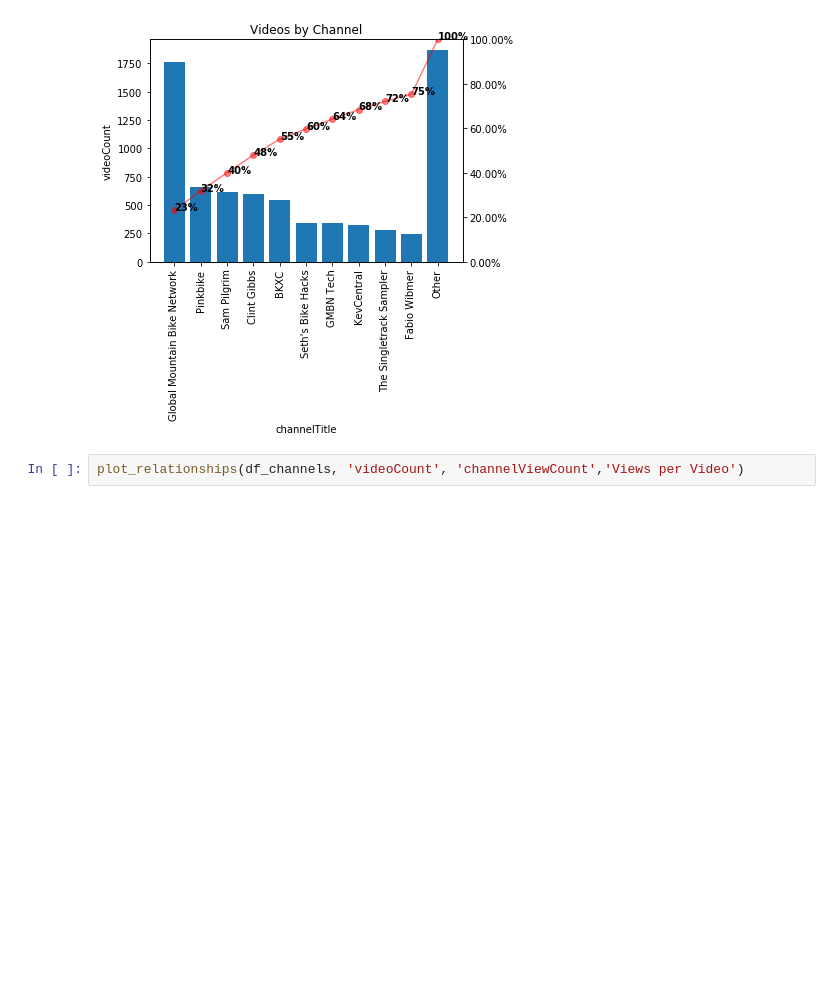
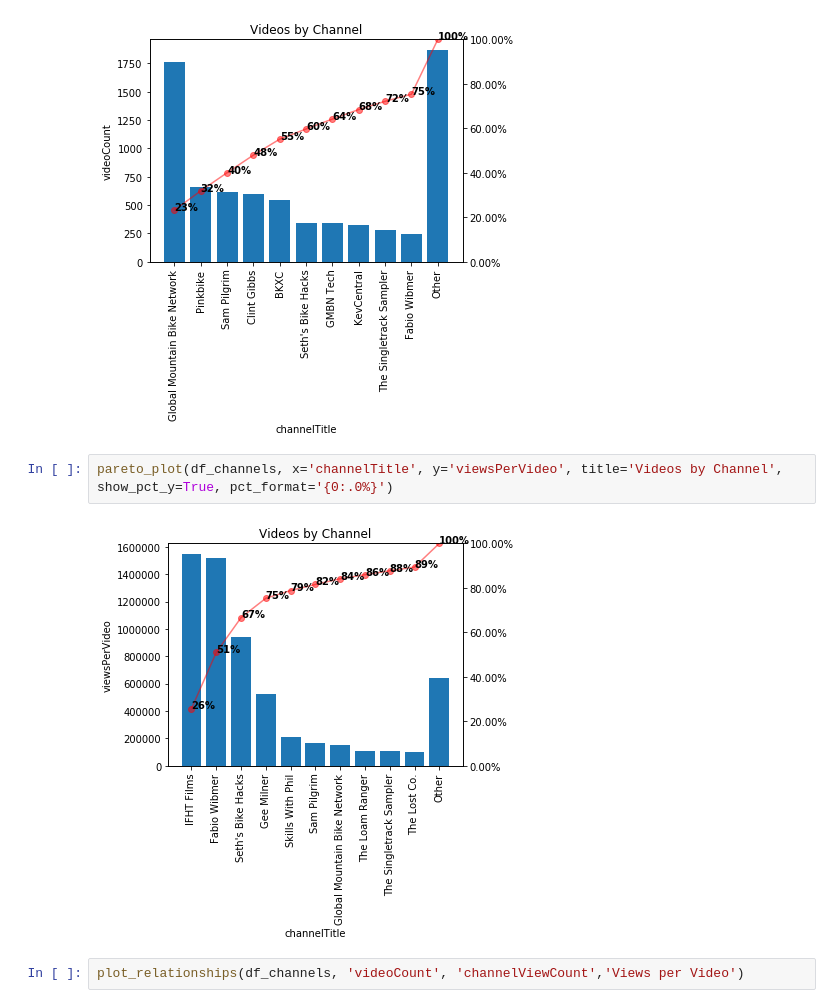
Before and after one commit to scottfeldmanpeabody/MTB-YouTube, a Jupyter notebook: notebooks/EDA.ipynb, the cells around one changed output. Saved outputs shown, nothing was run; the diff lists cells and outputs as text; blank space fills up the shorter version.

Commit message:
added a pareto

```diff
--- a/notebooks/EDA.ipynb
+++ b/notebooks/EDA.ipynb
@@ -50,6 +50,10 @@ pareto_plot(df_channels, x='channelTitle', y='subscriberCount', title='Subscribe
 pareto_plot(df_channels, x='channelTitle', y='videoCount', title='Videos by Channel', show_pct_y=True, pct_format='{0:.0%}')
 # %% [output]
 [figure]
+# %%
+pareto_plot(df_channels, x='channelTitle', y='viewsPerVideo', title='Videos by Channel', show_pct_y=True, pct_format='{0:.0%}')
+# %% [output]
+[figure, added]
 # %%
 plot_relationships(df_channels, 'videoCount', 'channelViewCount','Views per Video')
 # %% [output]
```
Also changed, not shown: 3 other files.
